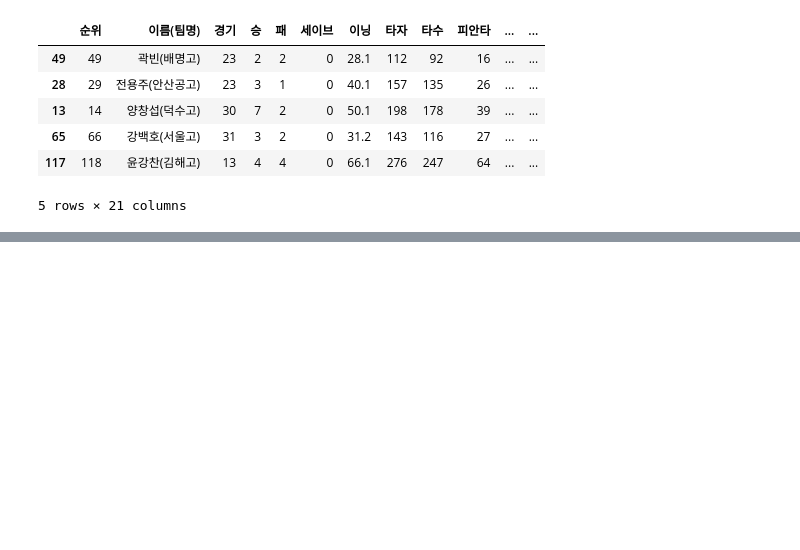
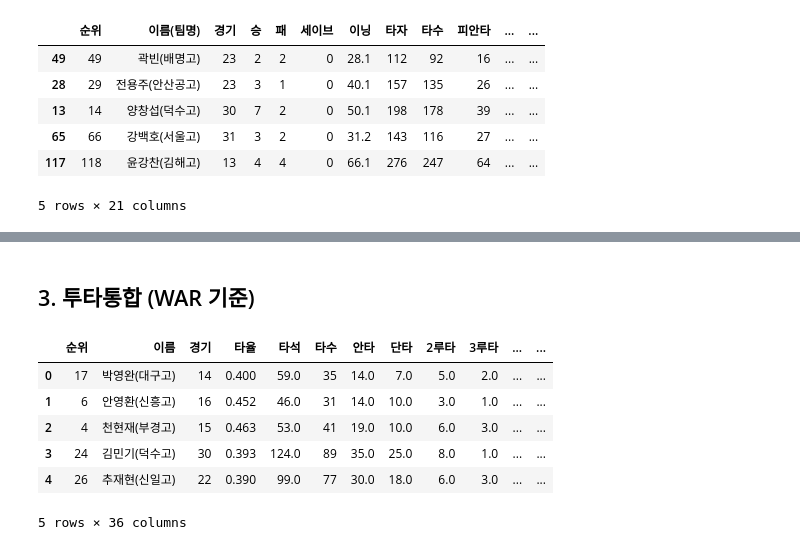
Before and after one commit to hakkoma/KBO_Mock_Draft_Simulator, a Jupyter notebook: mock_draft.ipynb, the cells around one changed output, grey strips where cells are left out. Cells and saved outputs as stored; diff of their text form; code cells hidden in the pictures; blank space fills up the shorter version.

```diff
--- a/mock_draft.ipynb
+++ b/mock_draft.ipynb
@@ -196,6 +205,8 @@ pitcher.shape
 #FIP = { ( 13 x HR ) + ( 3 x BB ) – ( 2 x K ) } / 이닝 + cFIP
 pitcher['FIP'] = pitcher.apply(lambda x: ( 13*x[10] + 3*x[12] - 2*x[14])/ x[6] + 3.16, axis=1)
 pitcher = pitcher.sort_values(by='FIP',ascending=True)
+
+pitcher['FIP'] = pitcher.apply(lambda x: ())
 pitcher.head()
 # %% [output]
 |  | 순위 | 이름(팀명) | 경기 | 승 | 패 | 세이브 | 이닝 | 타자 | 타수 | 피안타 | ... | ... |
@@ -227,0 +219,13 @@ pitcher.head()
+# %% [markdown]
+## 3. 투타통합 (WAR 기준)
+# %%
+total = pd.concat([hitter,pitcher], ignore_index=True, sort=False)
+total.head()
+# %% [output]
+|  | 순위 | 이름 | 경기 | 타율 | 타석 | 타수 | 안타 | 단타 | 2루타 | 3루타 | ... | ... |
+| 0 | 17 | 박영완(대구고) | 14 | 0.400 | 59.0 | 35 | 14.0 | 7.0 | 5.0 | 2.0 | ... | ... |
+| 1 | 6 | 안영환(신흥고) | 16 | 0.452 | 46.0 | 31 | 14.0 | 10.0 | 3.0 | 1.0 | ... | ... |
+| 2 | 4 | 천현재(부경고) | 15 | 0.463 | 53.0 | 41 | 19.0 | 10.0 | 6.0 | 3.0 | ... | ... |
+| 3 | 24 | 김민기(덕수고) | 30 | 0.393 | 124.0 | 89 | 35.0 | 25.0 | 8.0 | 1.0 | ... | ... |
+| 4 | 26 | 추재현(신일고) | 22 | 0.390 | 99.0 | 77 | 30.0 | 18.0 | 6.0 | 3.0 | ... | ... |
+5 rows × 36 columns
```
Also changed, not shown: parts of 5 cells of this notebook.
